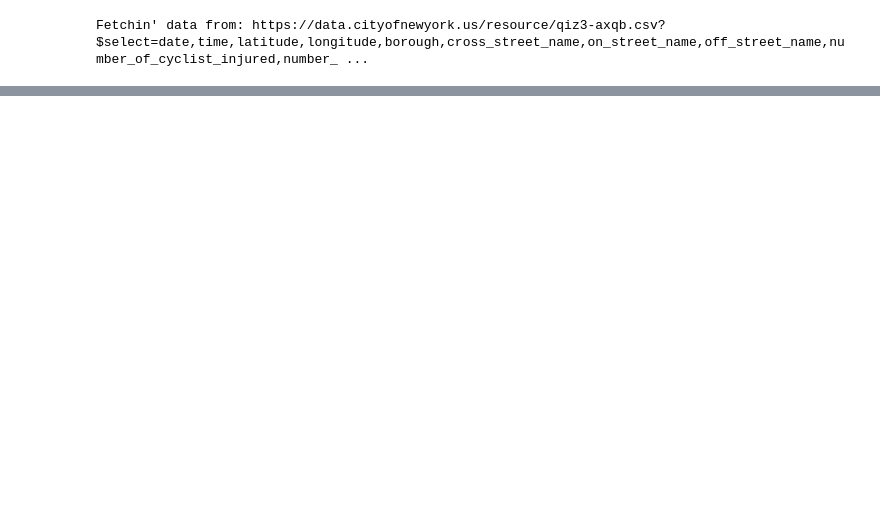
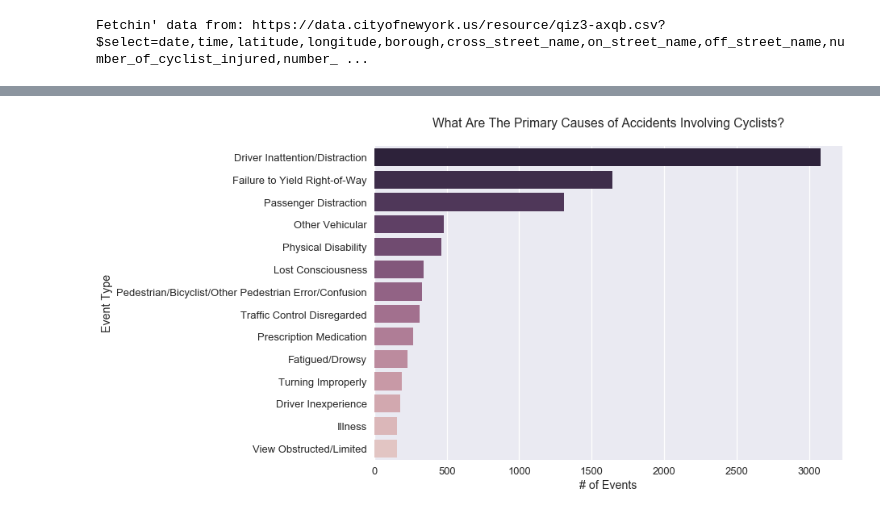
Before and after one commit to jpoles1/bikenyc, a Jupyter notebook: ImportData.ipynb, the cells around one changed output, grey strips where cells are left out. Saved outputs shown, nothing was run; the diff lists cells and outputs as text; code cells hidden in the pictures; blank space fills up the shorter version.

```diff
--- a/ImportData.ipynb
+++ b/ImportData.ipynb
@@ -53,0 +71,12 @@ clean_data.groupby([clean_data["date"].dt.year, clean_data["date"].dt.month])["d
+# %%
+top_cf = clean_data.groupby("contributing_factor_vehicle_1")["unique_key"].count()
+top_cf = top_cf.sort_values(ascending=0)[1:15]
+top_cf = pd.DataFrame(top_cf)
+top_cf["contributing_factor_vehicle_1"] = top_cf.index
+#plot
+_ = sb.barplot(top_cf["unique_key"], top_cf["contributing_factor_vehicle_1"],\
+           palette=sb.cubehelix_palette(15, reverse=True))\
+.set(title="What Are The Primary Causes of Accidents Involving Cyclists?\n",
+     xlabel='# of Events', ylabel='Event Type')
+# %% [output]
+[figure, added]
```
Also changed, not shown: parts of 6 cells of this notebook, 1 other file.
